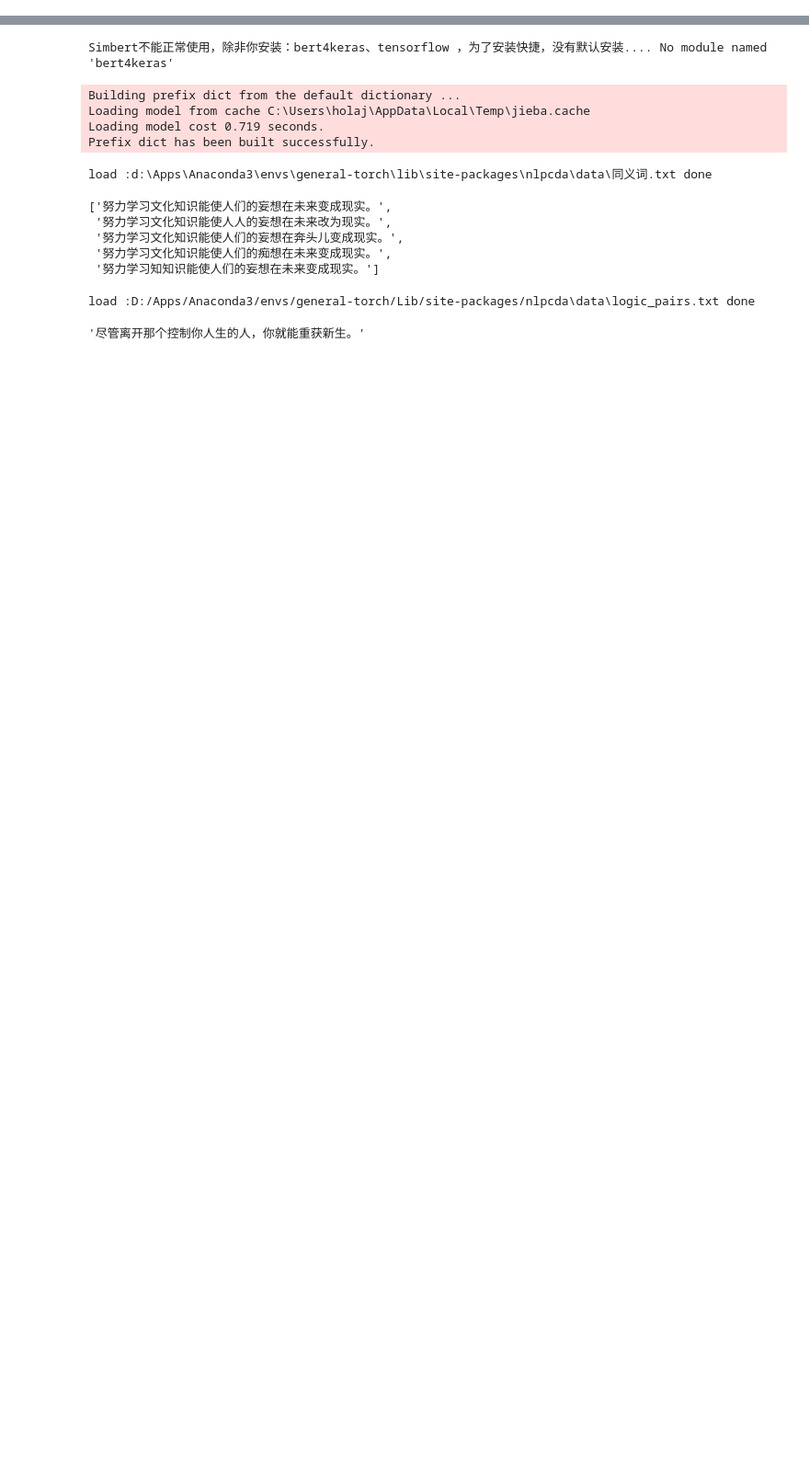
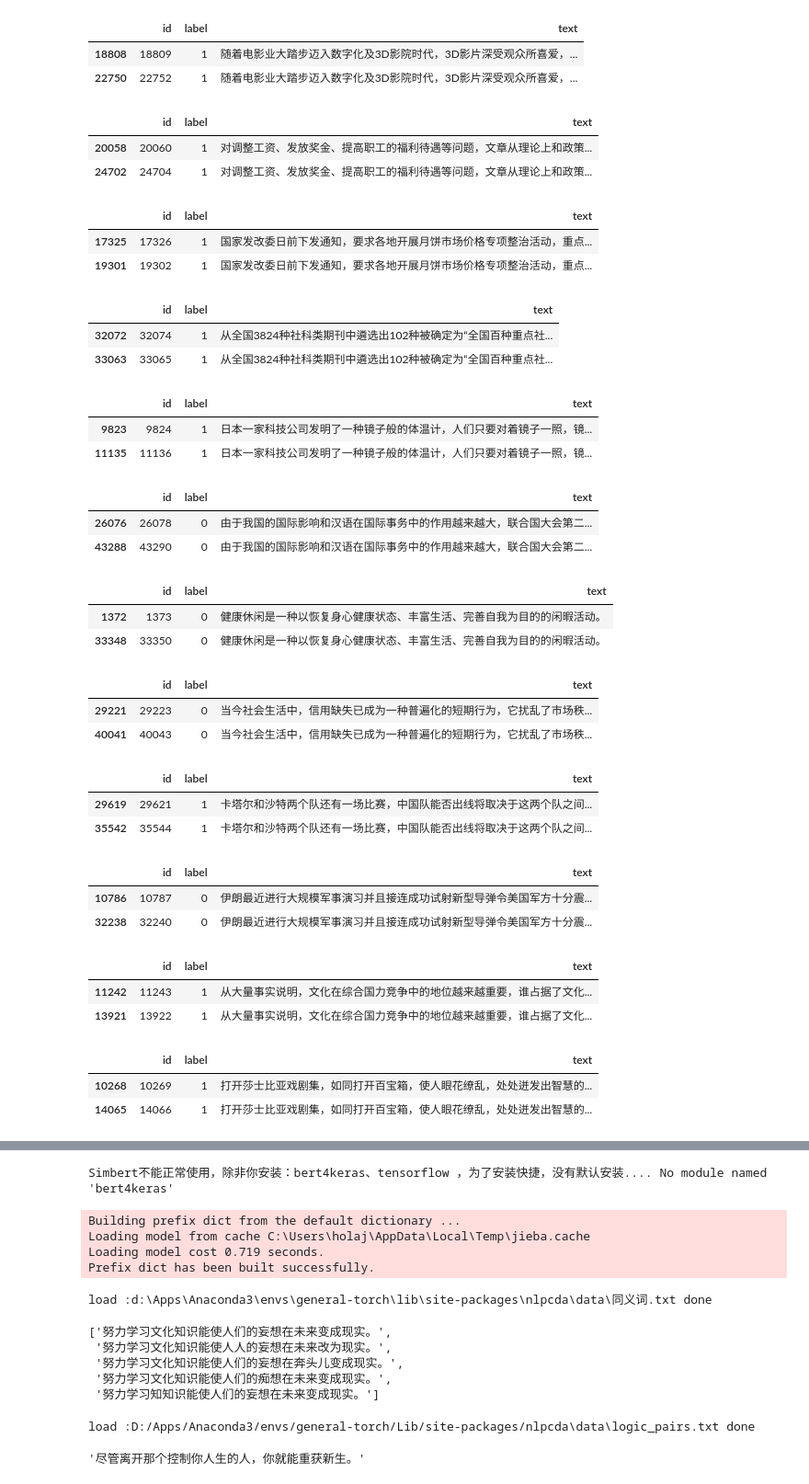
Before and after one commit to holajoa/chinese-grammar-error-detection, a Jupyter notebook: notebooks/detailed_da.ipynb, the cells around one changed output, grey strips where cells are left out. Shown at 92% size. Drawn from its saved outputs; the diff is of its cells as text; code cells hidden in the pictures; blank space fills up the shorter version.

```diff
--- a/notebooks/detailed_da.ipynb
+++ b/notebooks/detailed_da.ipynb
@@ -11,0 +14,45 @@ from typing import List, Dict
+# %%
+train_df = pd.read_csv('../data/data-org/train.csv', sep='\t')
+
+gb = train_df.groupby('text').count().sort_values(by='id')
+ambiguous_texts = gb[gb.id > 1].reset_index().text
+# %%
+for text in ambiguous_texts:
+    display(train_df[train_df.text == text])
+# %% [output]
+|  | id | label | text |
+| 18808 | 18809 | 1 | 随着电影业大踏步迈入数字化及3D影院时代，3D影片深受观众所喜爱，... |
+| 22750 | 22752 | 1 | 随着电影业大踏步迈入数字化及3D影院时代，3D影片深受观众所喜爱，... |
+|  | id | label | text |
+| 20058 | 20060 | 1 | 对调整工资、发放奖金、提高职工的福利待遇等问题，文章从理论上和政策... |
+| 24702 | 24704 | 1 | 对调整工资、发放奖金、提高职工的福利待遇等问题，文章从理论上和政策... |
+|  | id | label | text |
+| 17325 | 17326 | 1 | 国家发改委日前下发通知，要求各地开展月饼市场价格专项整治活动，重点... |
+| 19301 | 19302 | 1 | 国家发改委日前下发通知，要求各地开展月饼市场价格专项整治活动，重点... |
+|  | id | label | text |
+| 32072 | 32074 | 1 | 从全国3824种社科类期刊中遴选出102种被确定为“全国百种重点社... |
+| 33063 | 33065 | 1 | 从全国3824种社科类期刊中遴选出102种被确定为“全国百种重点社... |
+|  | id | label | text |
+| 9823 | 9824 | 1 | 日本一家科技公司发明了一种镜子般的体温计，人们只要对着镜子一照，镜... |
+| 11135 | 11136 | 1 | 日本一家科技公司发明了一种镜子般的体温计，人们只要对着镜子一照，镜... |
+|  | id | label | text |
+| 26076 | 26078 | 0 | 由于我国的国际影响和汉语在国际事务中的作用越来越大，联合国大会第二... |
+| 43288 | 43290 | 0 | 由于我国的国际影响和汉语在国际事务中的作用越来越大，联合国大会第二... |
+|  | id | label | text |
+| 1372 | 1373 | 0 | 健康休闲是一种以恢复身心健康状态、丰富生活、完善自我为目的的闲暇活动。 |
+| 33348 | 33350 | 0 | 健康休闲是一种以恢复身心健康状态、丰富生活、完善自我为目的的闲暇活动。 |
+|  | id | label | text |
+| 29221 | 29223 | 0 | 当今社会生活中，信用缺失已成为一种普遍化的短期行为，它扰乱了市场秩... |
+| 40041 | 40043 | 0 | 当今社会生活中，信用缺失已成为一种普遍化的短期行为，它扰乱了市场秩... |
+|  | id | label | text |
+| 29619 | 29621 | 1 | 卡塔尔和沙特两个队还有一场比赛，中国队能否出线将取决于这两个队之间... |
+| 35542 | 35544 | 1 | 卡塔尔和沙特两个队还有一场比赛，中国队能否出线将取决于这两个队之间... |
+|  | id | label | text |
+| 10786 | 10787 | 0 | 伊朗最近进行大规模军事演习并且接连成功试射新型导弹令美国军方十分震... |
+| 32238 | 32240 | 0 | 伊朗最近进行大规模军事演习并且接连成功试射新型导弹令美国军方十分震... |
+|  | id | label | text |
+| 11242 | 11243 | 1 | 从大量事实说明，文化在综合国力竞争中的地位越来越重要，谁占据了文化... |
+| 13921 | 13922 | 1 | 从大量事实说明，文化在综合国力竞争中的地位越来越重要，谁占据了文化... |
+|  | id | label | text |
+| 10268 | 10269 | 1 | 打开莎士比亚戏剧集，如同打开百宝箱，使人眼花缭乱，处处迸发出智慧的... |
+| 14065 | 14066 | 1 | 打开莎士比亚戏剧集，如同打开百宝箱，使人眼花缭乱，处处迸发出智慧的... |
```
Also changed, not shown: parts of 4 cells of this notebook, 11 other files.
